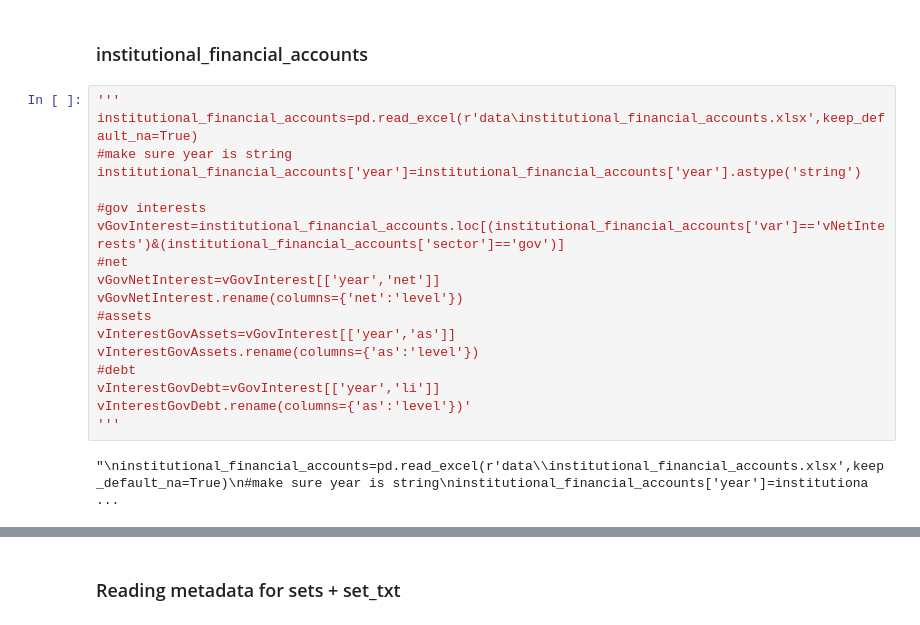
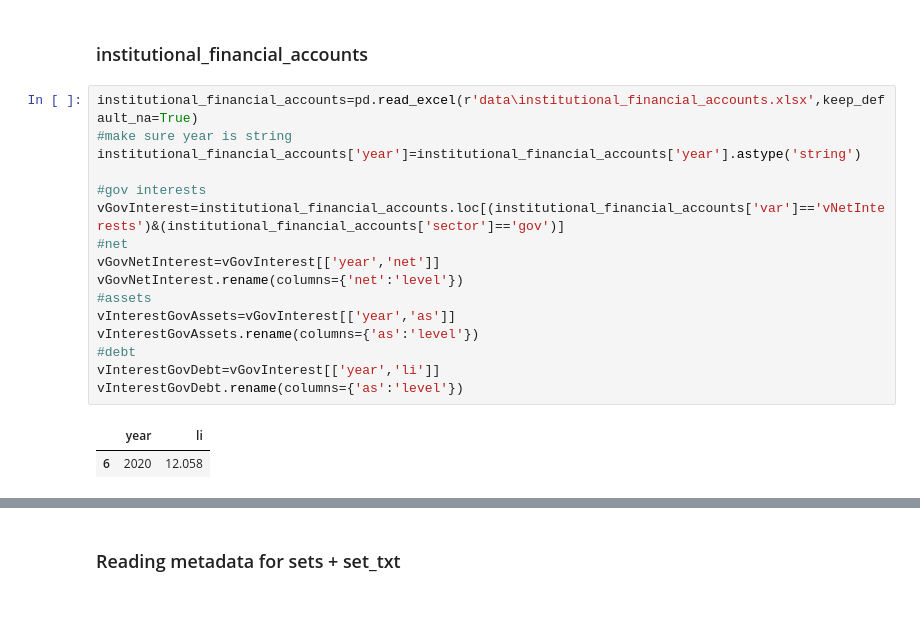
Before and after one commit to DREAM-DK/GREU, a Jupyter notebook: model_gamsPy/read_data_copyforshenanigans.ipynb, the cells around one changed output, grey strips where cells are left out. Cells and saved outputs as stored; diff of their text form.

```diff
--- a/model_gamsPy/read_data_copyforshenanigans.ipynb
+++ b/model_gamsPy/read_data_copyforshenanigans.ipynb
@@ -804,22 +612,21 @@ vtPersIncRest=government_finances_taxlaboroth[['year','level']]'''
 # %% [markdown]
 ### institutional_financial_accounts
 # %%
-'''
 institutional_financial_accounts=pd.read_excel(r'data\institutional_financial_accounts.xlsx',keep_default_na=True)
 #make sure year is string
 institutional_financial_accounts['year']=institutional_financial_accounts['year'].astype('string')
 
 #gov interests
 vGovInterest=institutional_financial_accounts.loc[(institutional_financial_accounts['var']=='vNetInterests')&(institutional_financial_accounts['sector']=='gov')]
 #net
 vGovNetInterest=vGovInterest[['year','net']]
 vGovNetInterest.rename(columns={'net':'level'})
 #assets
 vInterestGovAssets=vGovInterest[['year','as']]
 vInterestGovAssets.rename(columns={'as':'level'})
 #debt
 vInterestGovDebt=vGovInterest[['year','li']]
-vInterestGovDebt.rename(columns={'as':'level'})'
-'''
+vInterestGovDebt.rename(columns={'as':'level'})
 # %% [output]
-"\ninstitutional_financial_accounts=pd.read_excel(r'data\\institutional_financial_accounts.xlsx',keep_default_na=True)\n#make sure year is string\ninstitutional_financial_accounts['year']=institutiona ...
+|  | year | li |
+| 6 | 2020 | 12.058 |
```
Also changed, not shown: parts of 24 cells of this notebook, 1 other file.
